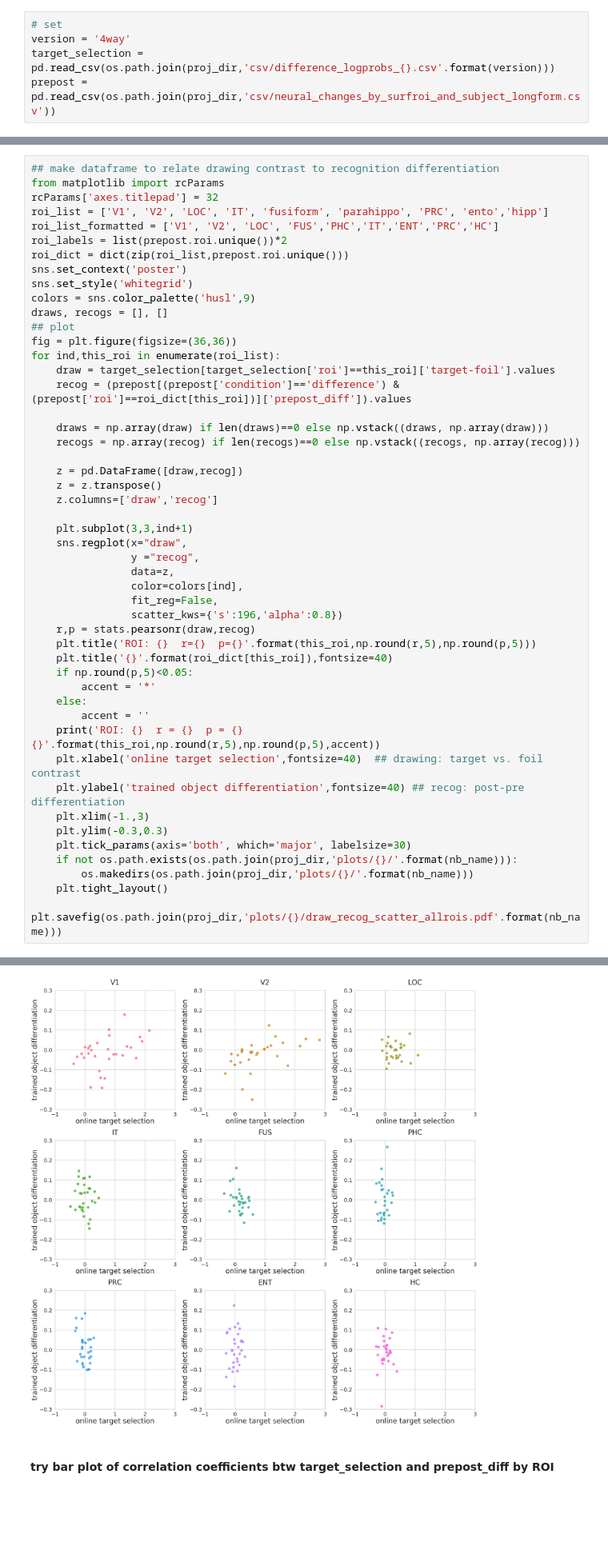
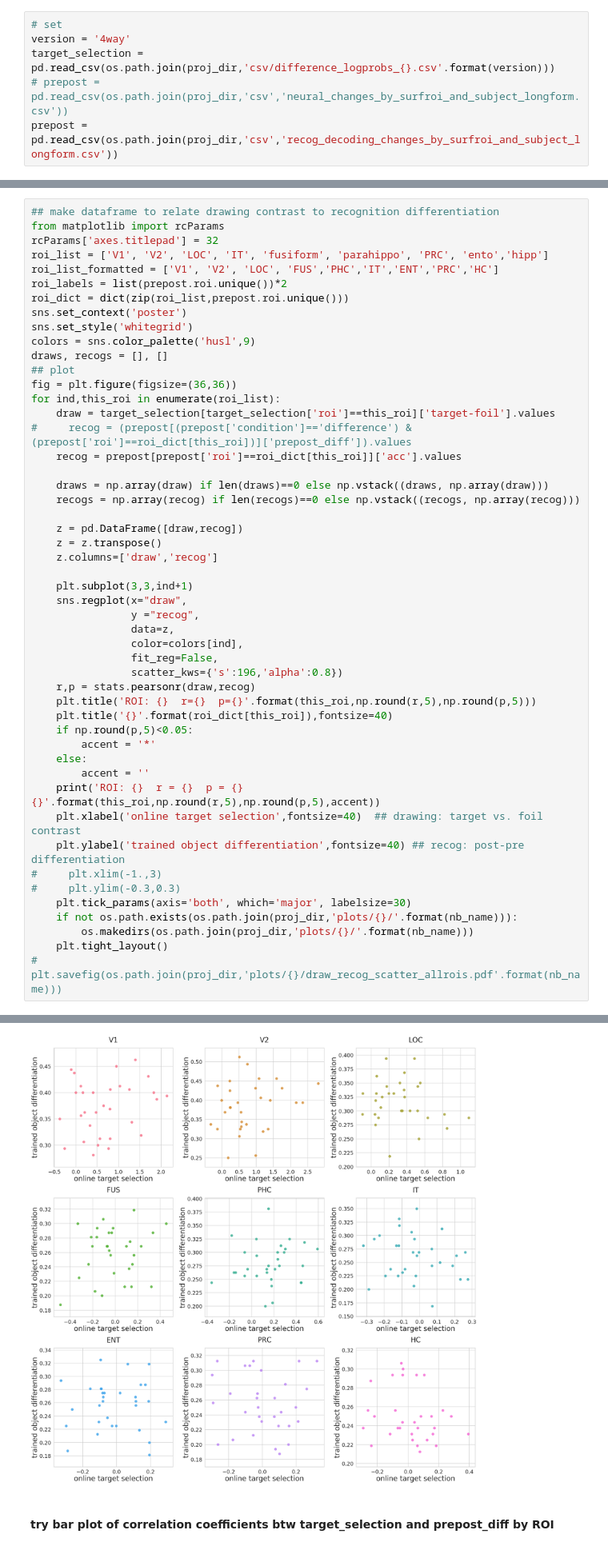
Before and after one commit to cogtoolslab/neurosketch, a Jupyter notebook: ipynb/golden/3_relate_drawing_training_and_recog_prepost.ipynb, the cells around one changed output, grey strips where cells are left out. Shown at 80% size. Cells and saved outputs as stored; diff of their text form; blank space fills up the shorter version.

Commit message:
some refactoring of analysis helpers to handle analysis of recog runs, too

```diff
--- a/ipynb/golden/3_relate_drawing_training_and_recog_prepost.ipynb
+++ b/ipynb/golden/3_relate_drawing_training_and_recog_prepost.ipynb
@@ -66,4 +66,5 @@ This plots the raw correlations between classifer evidence for target - foil, an
 # set
 version = '4way'
 target_selection = pd.read_csv(os.path.join(proj_dir,'csv/difference_logprobs_{}.csv'.format(version)))
-prepost = pd.read_csv(os.path.join(proj_dir,'csv/neural_changes_by_surfroi_and_subject_longform.csv'))
+# prepost = pd.read_csv(os.path.join(proj_dir,'csv','neural_changes_by_surfroi_and_subject_longform.csv'))
+prepost = pd.read_csv(os.path.join(proj_dir,'csv','recog_decoding_changes_by_surfroi_and_subject_longform.csv'))
@@ -83,7 +93,8 @@ draws, recogs = [], []
 fig = plt.figure(figsize=(36,36))
 for ind,this_roi in enumerate(roi_list):
     draw = target_selection[target_selection['roi']==this_roi]['target-foil'].values
-    recog = (prepost[(prepost['condition']=='difference') & (prepost['roi']==roi_dict[this_roi])]['prepost_diff']).values
+#     recog = (prepost[(prepost['condition']=='difference') & (prepost['roi']==roi_dict[this_roi])]['prepost_diff']).values
+    recog = prepost[prepost['roi']==roi_dict[this_roi]]['acc'].values
 
     draws = np.array(draw) if len(draws)==0 else np.vstack((draws, np.array(draw)))
     recogs = np.array(recog) if len(recogs)==0 else np.vstack((recogs, np.array(recog)))
@@ -109,11 +120,11 @@ for ind,this_roi in enumerate(roi_list):
     print('ROI: {}  r = {}  p = {} {}'.format(this_roi,np.round(r,5),np.round(p,5),accent))
     plt.xlabel('online target selection',fontsize=40)  ## drawing: target vs. foil contrast
     plt.ylabel('trained object differentiation',fontsize=40) ## recog: post-pre differentiation
-    plt.xlim(-1.,3)
-    plt.ylim(-0.3,0.3)
+#     plt.xlim(-1.,3)
+#     plt.ylim(-0.3,0.3)
     plt.tick_params(axis='both', which='major', labelsize=30)
     if not os.path.exists(os.path.join(proj_dir,'plots/{}/'.format(nb_name))):
         os.makedirs(os.path.join(proj_dir,'plots/{}/'.format(nb_name)))
     plt.tight_layout()
-    plt.savefig(os.path.join(proj_dir,'plots/{}/draw_recog_scatter_allrois.pdf'.format(nb_name)))
+#     plt.savefig(os.path.join(proj_dir,'plots/{}/draw_recog_scatter_allrois.pdf'.format(nb_name)))
 # %% [output]
@@ -129,4 +140,4 @@ ROI: hipp  r = 0.0656  p = 0.72586
-[figure, old version]
+[figure, new version]
 # %% [markdown]
 #### try bar plot of correlation coefficients btw target_selection and prepost_diff by ROI
 # %%
```
Also changed, not shown: parts of 2 cells of this notebook, 3 other files.
